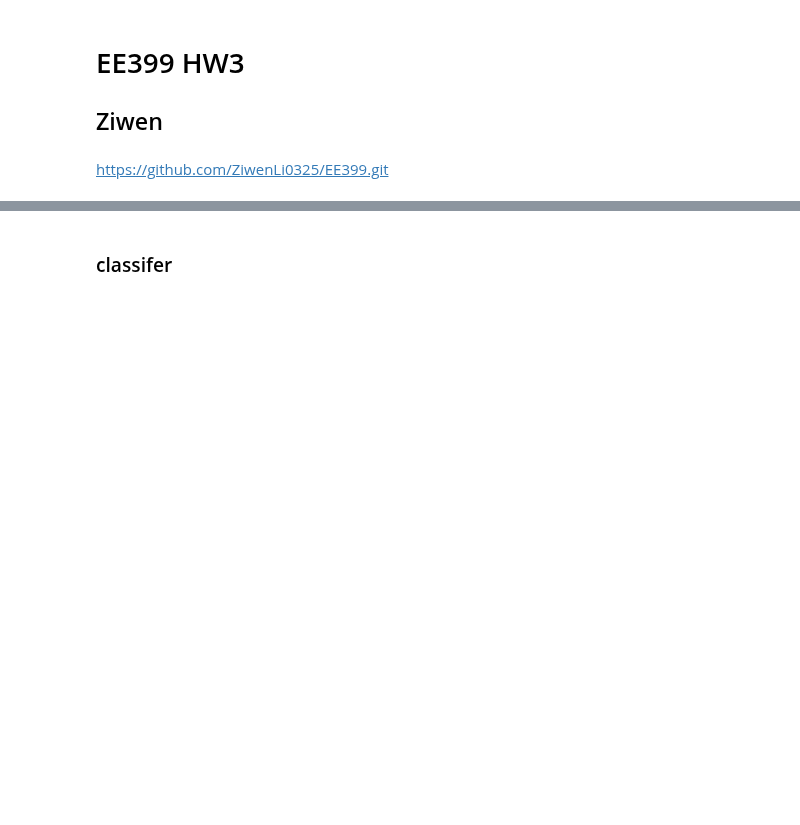
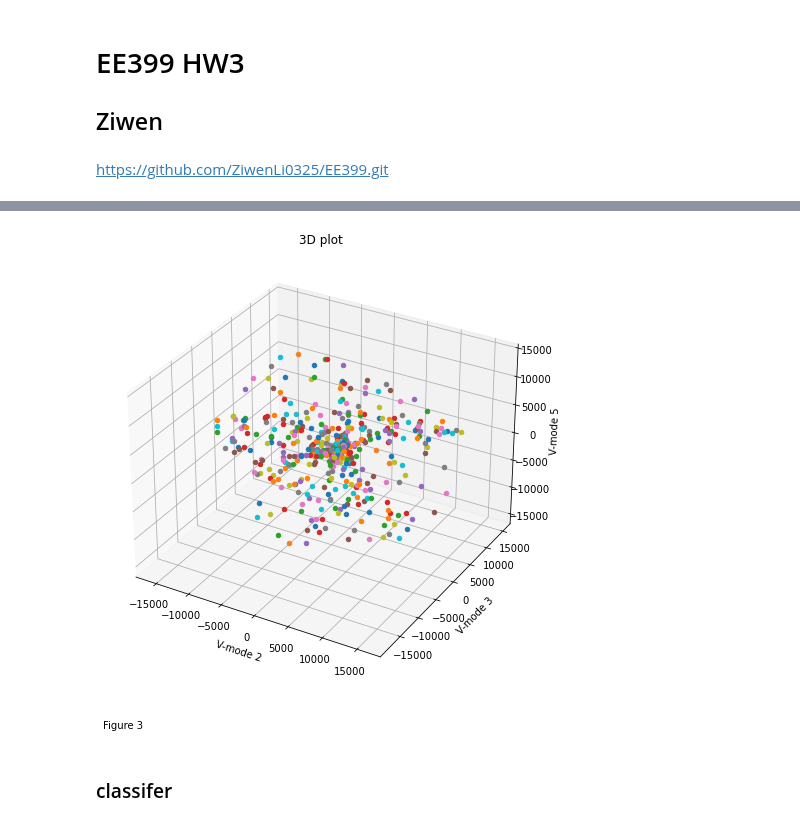
Before and after one commit to ZiwenLi0325/EE399, a Jupyter notebook: hw3/hw3.ipynb, the cells around one changed output, grey strips where cells are left out. Saved outputs shown, nothing was run; the diff lists cells and outputs as text; code cells hidden in the pictures; blank space fills up the shorter version.

```diff
--- a/hw3/hw3.ipynb
+++ b/hw3/hw3.ipynb
@@ -58,23 +68,26 @@ print(np.linalg.matrix_rank(X))
 # %%
 # Select three V-modes
 V_modes = U[:, [2, 3, 5]]
 
 # Project the digit images onto the selected V-modes
 proj = np.array(X.T @ V_modes)
 
 # Create a 3D plot with digit labels as colors
 fig = plt.figure()
 ax = fig.add_subplot(111, projection='3d')
 for i in range(proj.shape[0]):
     x, y, z = proj[i, :]
     ax.scatter(x, y, z, cmap='viridis')
 ax.set_xlabel('V-mode 2')
 ax.set_ylabel('V-mode 3')
 ax.set_zlabel('V-mode 5')
 plt.title("3D plot")
 plt.gcf().set_size_inches(12, 8)
+ax.text2D(0, -0.1, "Figure 3: 3D plot for projection onto three selected V-modes (columns) colored by their digit label at columns 2,3, and 5.,", transform=ax.transAxes)
 plt.savefig("3D_plot.png")
 plt.show()
+# %% [output]
+[figure, added]
 # %% [markdown]
 ### classifer
 # %% [markdown]
```
Also changed, not shown: parts of 4 cells of this notebook, 1 other file.
